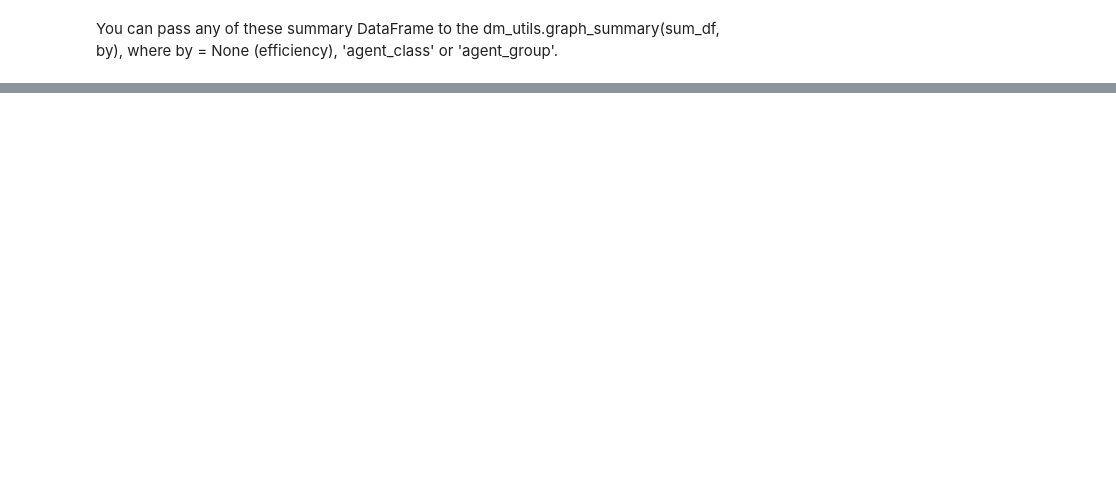
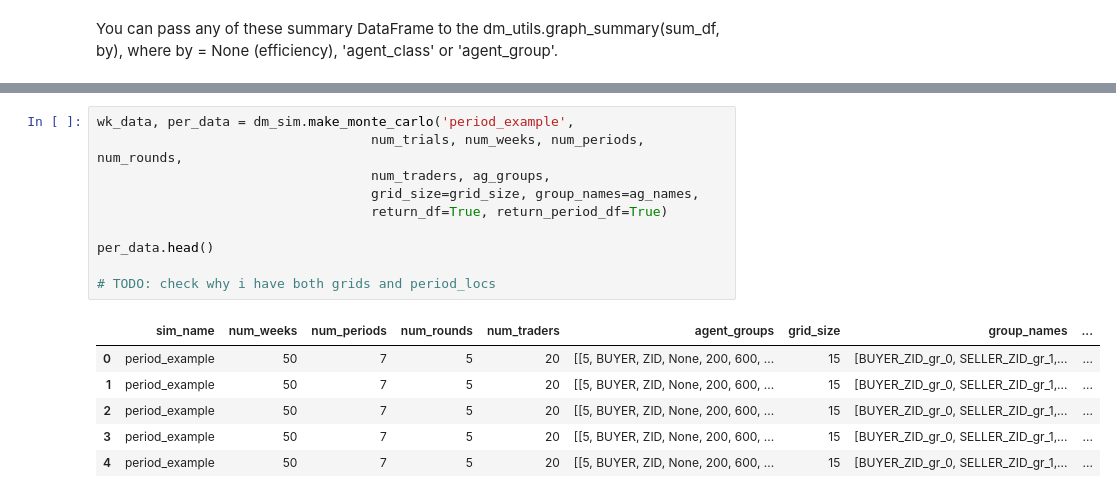
Before and after one commit to Kmccabe/dm_markets, a Jupyter notebook: modules_vCOVID/notebooks/dm_users_guide.ipynb, the cells around one changed output, grey strips where cells are left out. Drawn from its saved outputs; the diff is of its cells as text; blank space fills up the shorter version.

Commit message:
Added more movement description. Tested period_df returns.

```diff
--- a/modules_vCOVID/notebooks/dm_users_guide.ipynb
+++ b/modules_vCOVID/notebooks/dm_users_guide.ipynb
@@ -847,0 +850,17 @@ loc = (location_x, location_y)
+# %%
+wk_data, per_data = dm_sim.make_monte_carlo('period_example',
+                                   num_trials, num_weeks, num_periods, num_rounds,
+                                   num_traders, ag_groups,
+                                   grid_size=grid_size, group_names=ag_names,
+                                   return_df=True, return_period_df=True)
+
+per_data.head()
+
+# TODO: check why i have both grids and period_locs
+# %% [output]
+|  | sim_name | num_weeks | num_periods | num_rounds | num_traders | agent_groups | grid_size | group_names | ... |
+| 0 | period_example | 50 | 7 | 5 | 20 | [[5, BUYER, ZID, None, 200, 600, ... | 15 | [BUYER_ZID_gr_0, SELLER_ZID_gr_1,... | ... |
+| 1 | period_example | 50 | 7 | 5 | 20 | [[5, BUYER, ZID, None, 200, 600, ... | 15 | [BUYER_ZID_gr_0, SELLER_ZID_gr_1,... | ... |
+| 2 | period_example | 50 | 7 | 5 | 20 | [[5, BUYER, ZID, None, 200, 600, ... | 15 | [BUYER_ZID_gr_0, SELLER_ZID_gr_1,... | ... |
+| 3 | period_example | 50 | 7 | 5 | 20 | [[5, BUYER, ZID, None, 200, 600, ... | 15 | [BUYER_ZID_gr_0, SELLER_ZID_gr_1,... | ... |
+| 4 | period_example | 50 | 7 | 5 | 20 | [[5, BUYER, ZID, None, 200, 600, ... | 15 | [BUYER_ZID_gr_0, SELLER_ZID_gr_1,... | ... |
```
Also changed, not shown: parts of 31 cells of this notebook, 1 other file.
